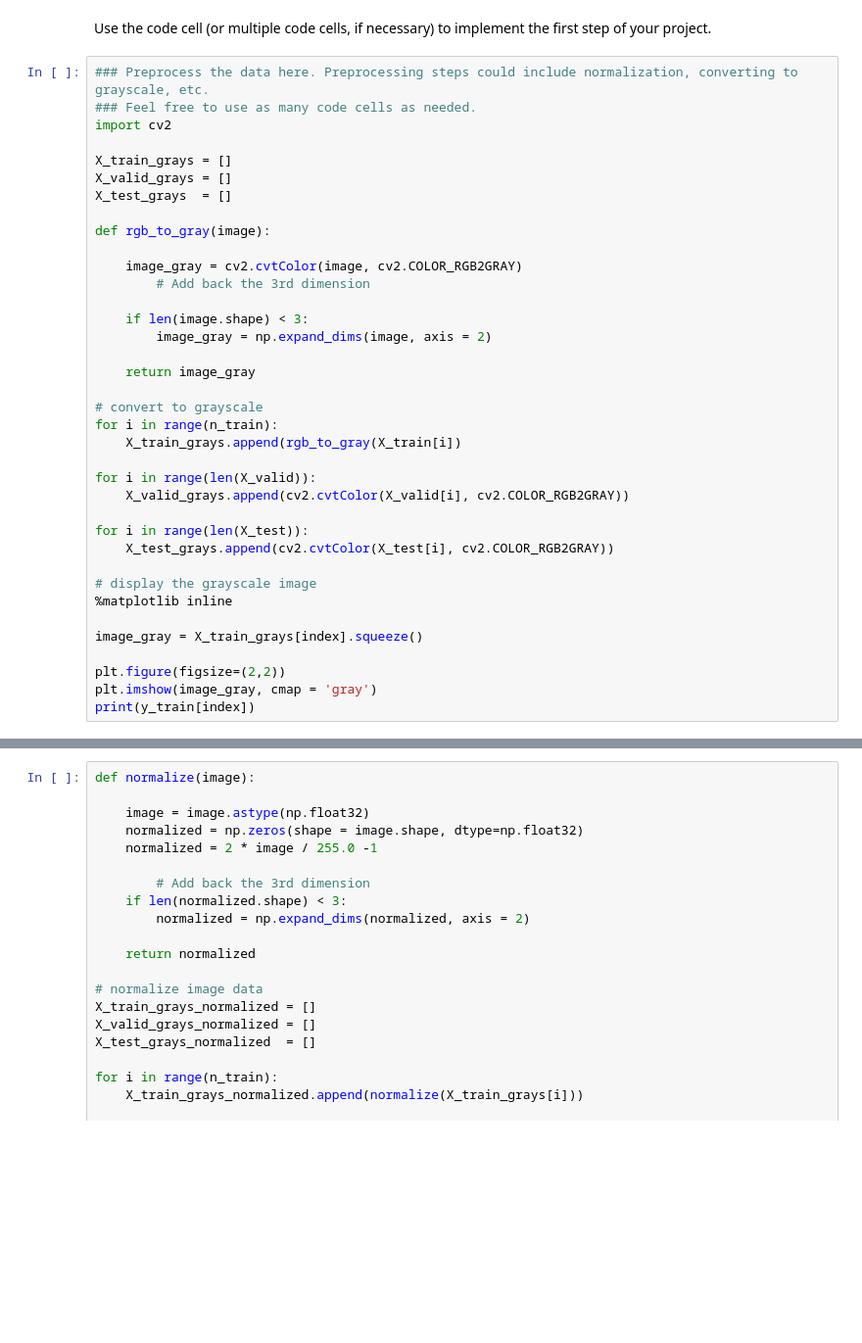
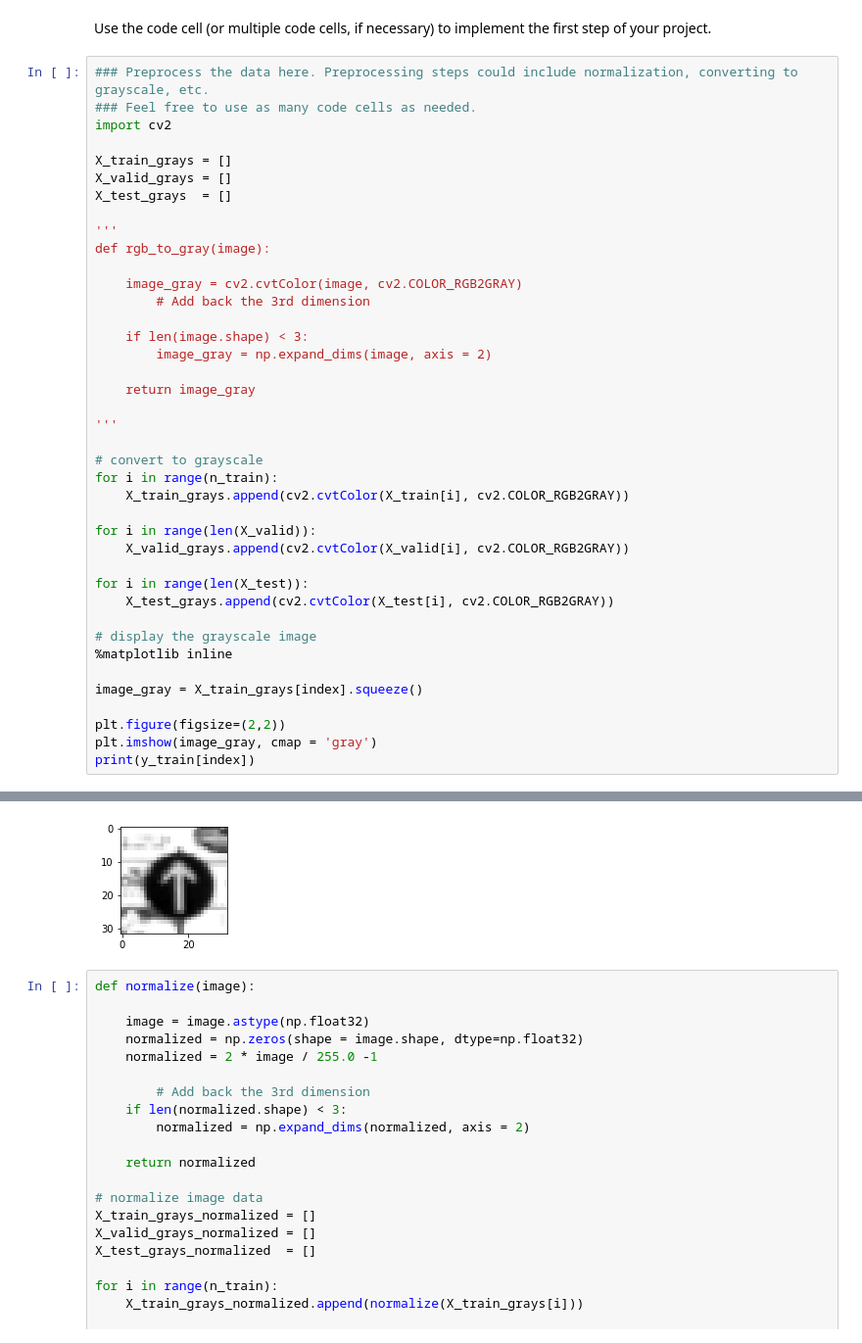
Before and after one commit to theguruofreason/traffic-sign-classifier, a Jupyter notebook: Traffic_Sign_Classifier.ipynb, the cells around one changed output, grey strips where cells are left out. Shown: that part at 98% size. Drawn from its saved outputs; the diff is of its cells as text; blank space fills up the shorter version.

```diff
--- a/Traffic_Sign_Classifier.ipynb
+++ b/Traffic_Sign_Classifier.ipynb
@@ -137,6 +137,7 @@ X_train_grays = []
 X_valid_grays = []
 X_test_grays  = []
 
+'''
 def rgb_to_gray(image):
 
     image_gray = cv2.cvtColor(image, cv2.COLOR_RGB2GRAY)
@@ -147,9 +148,11 @@ def rgb_to_gray(image):
 
     return image_gray
 
+'''
+
 # convert to grayscale
 for i in range(n_train):
-    X_train_grays.append(rgb_to_gray(X_train[i])
+    X_train_grays.append(cv2.cvtColor(X_train[i], cv2.COLOR_RGB2GRAY))
 
 for i in range(len(X_valid)):
     X_valid_grays.append(cv2.cvtColor(X_valid[i], cv2.COLOR_RGB2GRAY))
@@ -170,3 +173,4 @@ SyntaxError: invalid syntax (<ipython-input-9-e5b727d126a5>, line 23)
+[figure, added]
 # %%
 def normalize(image):
 
```
Also changed, not shown: parts of 4 cells of this notebook.
